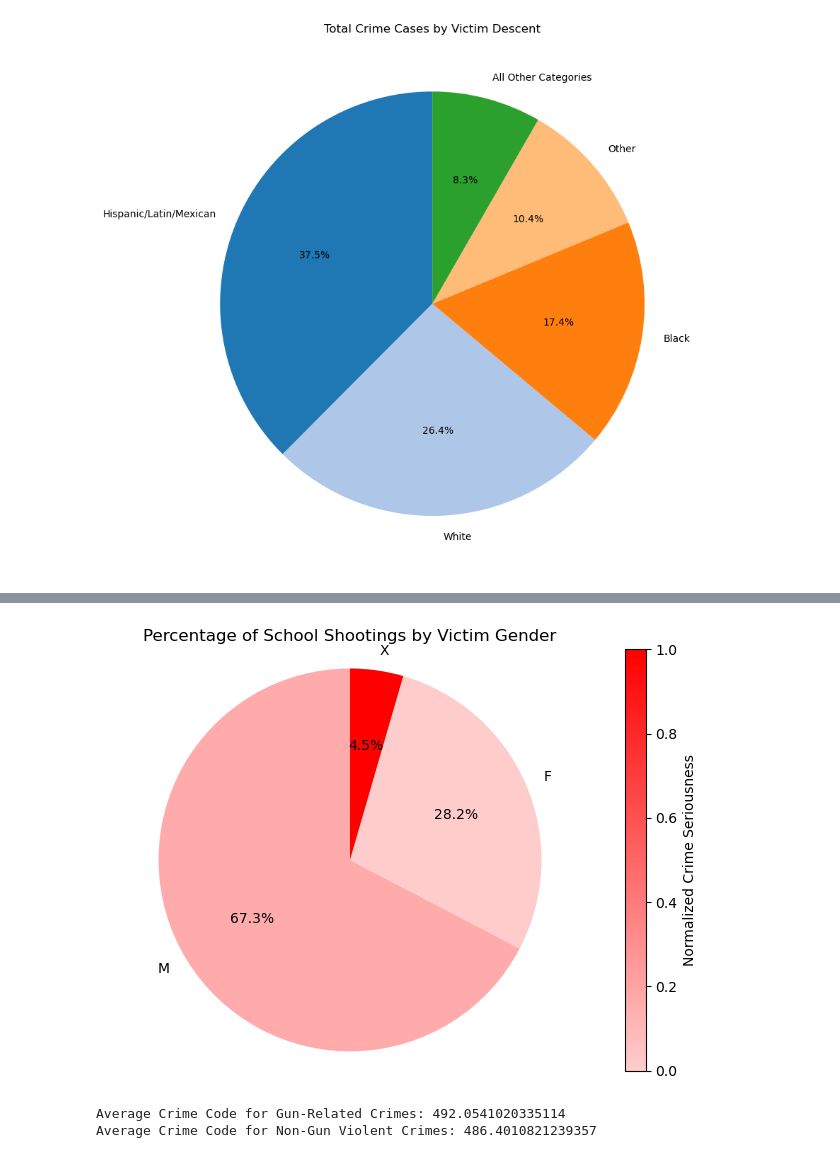
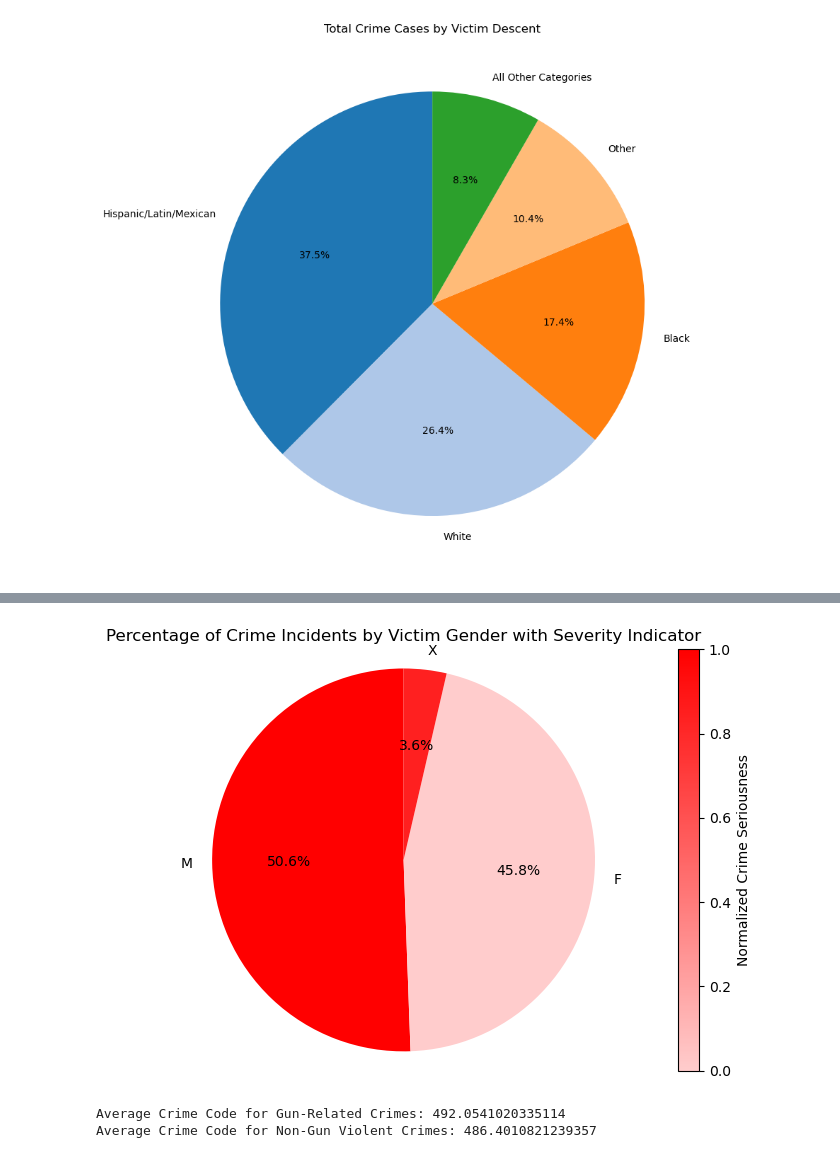
Before and after one commit to Odysseas-Stefanakis/UCalgary_Research_Odysseas, a Jupyter notebook: LA_Crime_Data.ipynb, the cells around one changed output, grey strips where cells are left out. Drawn from its saved outputs; the diff is of its cells as text; code cells hidden in the pictures.

Commit message:
How do crime trends vary by gender?

```diff
--- a/LA_Crime_Data.ipynb
+++ b/LA_Crime_Data.ipynb
@@ -687,0 +622,26 @@ plt.show()
+# %%
+import pandas as pd
+import matplotlib.pyplot as plt
+
+# Ensure 'DATE OCC' and 'Vict Sex' are appropriately formatted
+la_crime_data_2010_to_2021_sorted['DATE OCC'] = pd.to_datetime(la_crime_data_2010_to_2021_sorted['DATE OCC'])
+
+# Filter for relevant genders
+relevant_genders = la_crime_data_2010_to_2021_sorted['Vict Sex'].isin(['M', 'F', 'X'])
+filtered_data = la_crime_data_2010_to_2021_sorted[relevant_genders]
+
+# Group by month and victim's gender
+monthly_crimes_by_gender = filtered_data.groupby([pd.Grouper(key='DATE OCC', freq='M'), 'Vict Sex']).size().unstack(fill_value=0)
+
+# Plotting
+plt.figure(figsize=(14, 7))
+gender_labels = {'M': 'Males', 'F': 'Females', 'X': 'Non-Binary/Unknown'}
+for gender in ['M', 'F', 'X']:  # Specifically plot only these categories
+    if gender in monthly_crimes_by_gender.columns:
+        plt.plot(monthly_crimes_by_gender.index, monthly_crimes_by_gender[gender], label=f'Crimes - {gender_labels[gender]}')
+
+plt.title('Monthly Crime Frequency by Gender')
+plt.xlabel('Month')
+plt.ylabel('Number of Crimes')
+plt.legend()
+plt.show()
@@ -691,15 +654,12 @@ import pandas as pd
 from matplotlib.colors import LinearSegmentedColormap
 from matplotlib.cm import ScalarMappable
 
-# Filter for incidents likely to be school shootings involving firearms
-school_shootings = la_crime_data_2010_to_2021_sorted[
-    la_crime_data_2010_to_2021_sorted['Premis Desc'].str.contains('SCHOOL', na=False) &
-    la_crime_data_2010_to_2021_sorted['Weapon Desc'].str.contains('GUN|FIREARM|RIFLE|PISTOL', na=False, case=False)
-]
+# Considering all crimes, not just those involving firearms
+all_crimes = la_crime_data_2010_to_2021_sorted.copy()
 
 # Filtering for defined genders 'M', 'F', 'X' (adjust as necessary)
 valid_genders = ['M', 'F', 'X']
-filtered_data = school_shootings[school_shootings['Vict Sex'].isin(valid_genders)]
+filtered_data = all_crimes[all_crimes['Vict Sex'].isin(valid_genders)]
 
 # Grouping data by gender and calculating average crime code for normalization
 stats_by_gender = filtered_data.groupby('Vict Sex').agg({
@@ -707,35 +667,35 @@ stats_by_gender = filtered_data.groupby('Vict Sex').agg({
 }).reset_index()
 
 # Normalizing the severity
 stats_by_gender['Normalized Crime Seriousness'] = (stats_by_gender['Crm Cd'] - stats_by_gender['Crm Cd'].min()) / (stats_by_gender['Crm Cd'].max() - stats_by_gender['Crm Cd'].min())
 
 # Mapping the normalized values to the respective genders for the pie chart
 normalized_severity = stats_by_gender.set_index('Vict Sex')['Normalized Crime Seriousness']
 
 # Create a colormap from light red to dark red
 cmap = LinearSegmentedColormap.from_list("severity", ["#ffcccc", "#ff0000"])
 norm = plt.Normalize(min(normalized_severity), max(normalized_severity))
 
 # Creating the pie chart
 fig, ax = plt.subplots()
 colors = [cmap(norm(value)) for value in normalized_severity]
 wedges, texts, autotexts = ax.pie(filtered_data['Vict Sex'].value_counts(), labels=filtered_data['Vict Sex'].value_counts().index, autopct='%1.1f%%', startangle=90, colors=colors)
 
 # Add a colorbar for visual reference of severity
 sm = ScalarMappable(cmap=cmap, norm=norm)
 sm.set_array([])
 cbar = fig.colorbar(sm, ax=ax, orientation='vertical')
 cbar.set_label('Normalized Crime Seriousness')
 
 # Equal aspect ratio ensures that pie is drawn as a circle
 ax.axis('equal')
 
 # Title and visual layout adjustments
-plt.title('Percentage of School Shootings by Victim Gender')
+plt.title('Percentage of Crime Incidents by Victim Gender with Severity Indicator')
 plt.tight_layout()
 plt.show()
 # %% [output]
-[figure, old version]
+[figure, new version]
 # %%
 import pandas as pd
 import matplotlib.pyplot as plt
```
Also changed, not shown: parts of 3 cells of this notebook.
